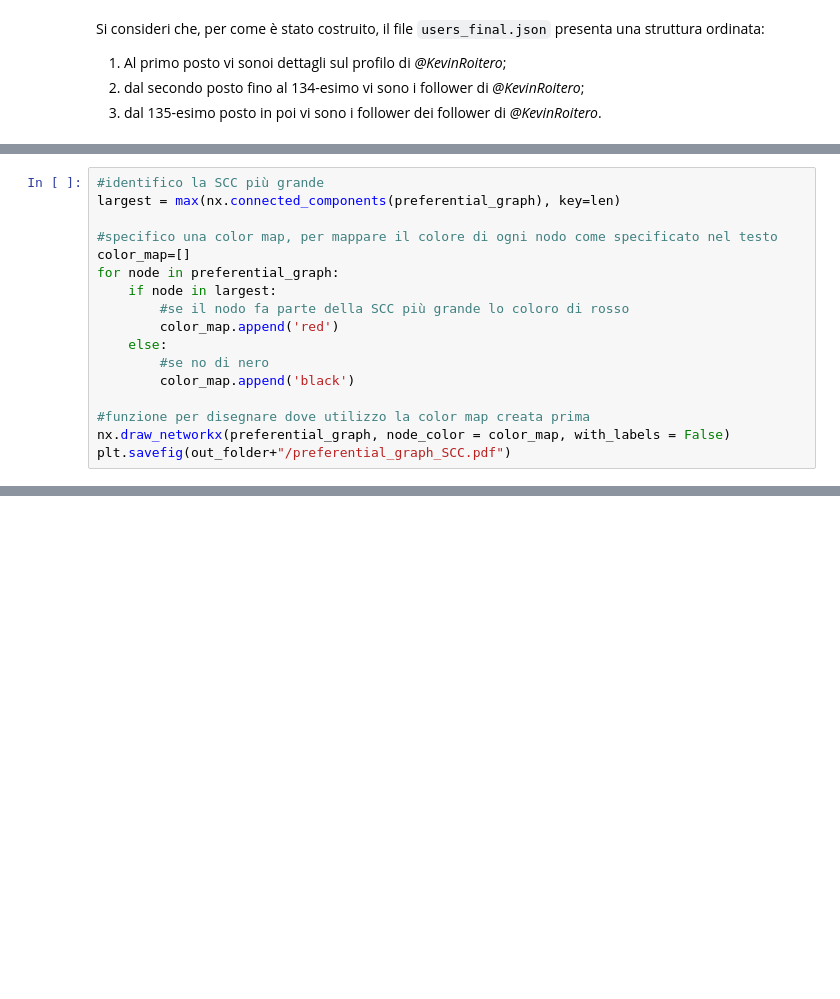
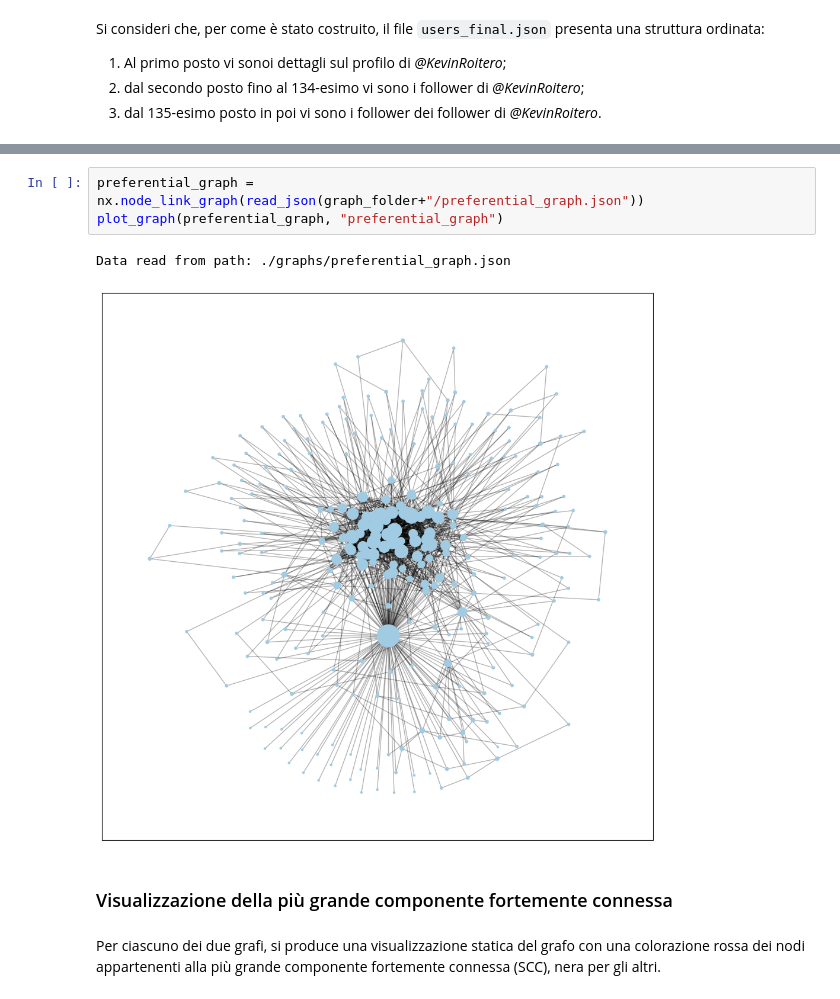
Before and after one commit to TheCancia22/Social-Computing-Project-1-2, a Jupyter notebook: progetto.ipynb, the cells around one changed output, grey strips where cells are left out. Saved outputs shown, nothing was run; the diff lists cells and outputs as text; blank space fills up the shorter version.

```diff
--- a/progetto.ipynb
+++ b/progetto.ipynb
@@ -450,17 +302,0 @@ plt.savefig(out_folder+"/social_graph_SCC.pdf")
-# %%
-#identifico la SCC più grande
-largest = max(nx.connected_components(preferential_graph), key=len)
-
-#specifico una color map, per mappare il colore di ogni nodo come specificato nel testo
-color_map=[]
-for node in preferential_graph:
-    if node in largest:
-        #se il nodo fa parte della SCC più grande lo coloro di rosso
-        color_map.append('red')
-    else:
-        #se no di nero
-        color_map.append('black')
-
-#funzione per disegnare dove utilizzo la color map creata prima
-nx.draw_networkx(preferential_graph, node_color = color_map, with_labels = False)
-plt.savefig(out_folder+"/preferential_graph_SCC.pdf")
@@ -561,0 +427,10 @@ KeyboardInterrupt:
+# %%
+preferential_graph = nx.node_link_graph(read_json(graph_folder+"/preferential_graph.json"))
+plot_graph(preferential_graph, "preferential_graph")
+# %% [output]
+Data read from path: ./graphs/preferential_graph.json
+[figure, added]
+# %% [markdown]
+### Visualizzazione della più grande componente fortemente connessa
+# %% [markdown]
+Per ciascuno dei due grafi, si produce una visualizzazione statica del grafo con una colorazione rossa dei nodi appartenenti alla più grande componente fortemente connessa (SCC), nera per gli altri.
```
Also changed, not shown: parts of 57 cells of this notebook, 9 other files.
